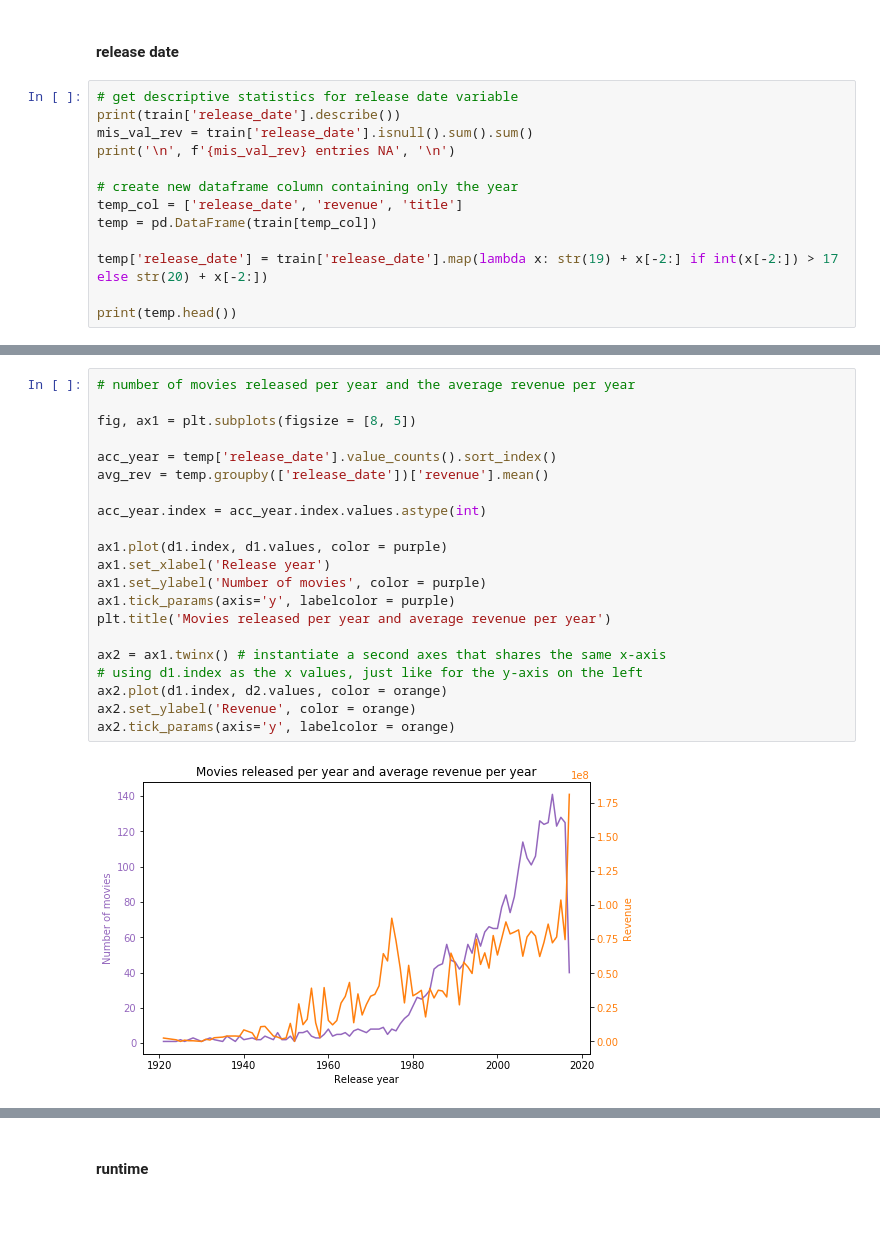
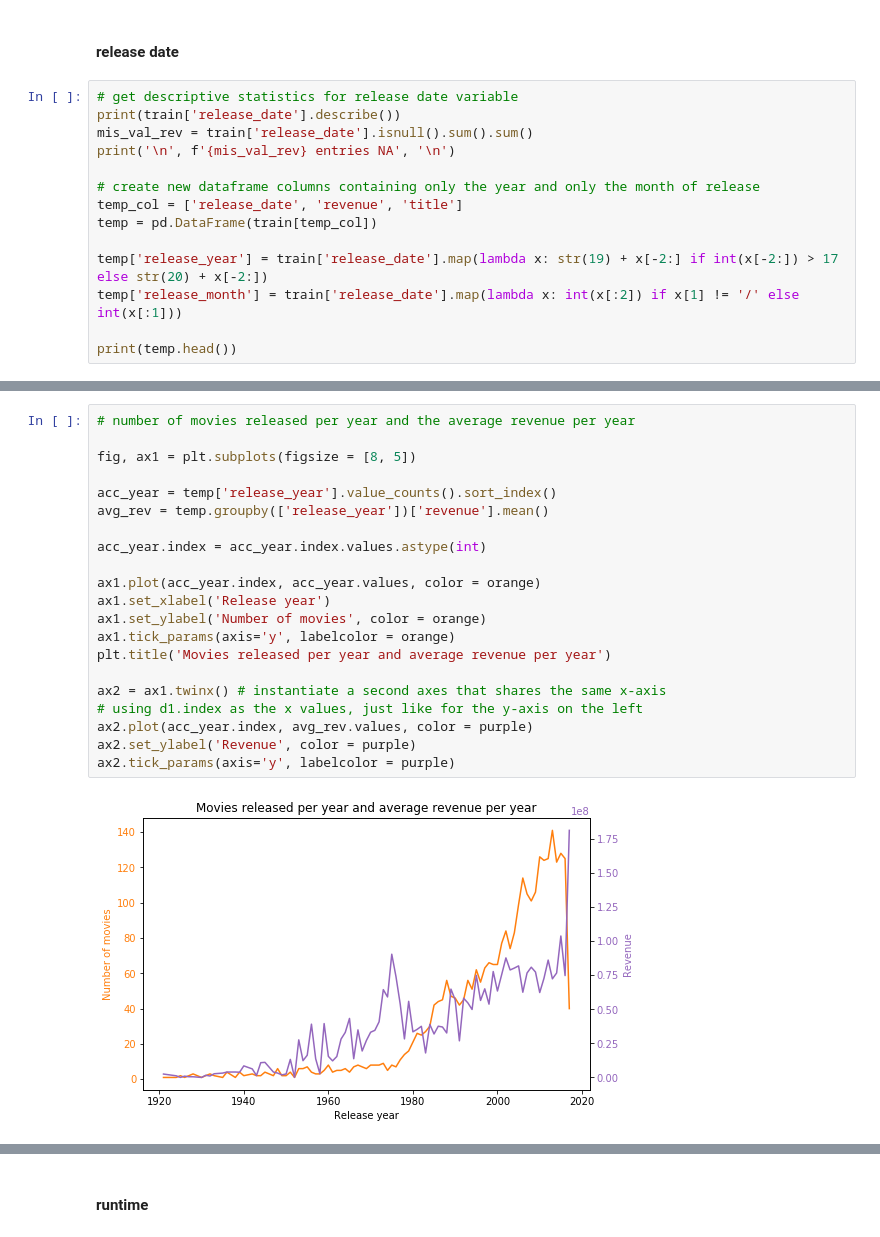
Before and after one commit to julianikulski/tmdb, a Jupyter notebook: tmdb.ipynb, the cells around one changed output, grey strips where cells are left out. Cells and saved outputs as stored; diff of their text form.

Commit message:
Added further release date analysis

```diff
--- a/tmdb.ipynb
+++ b/tmdb.ipynb
@@ -705,11 +706,12 @@ print(train['release_date'].describe())
 mis_val_rev = train['release_date'].isnull().sum().sum()
 print('\n', f'{mis_val_rev} entries NA', '\n')
 
-# create new dataframe column containing only the year
+# create new dataframe columns containing only the year and only the month of release
 temp_col = ['release_date', 'revenue', 'title']
 temp = pd.DataFrame(train[temp_col])
 
-temp['release_date'] = train['release_date'].map(lambda x: str(19) + x[-2:] if int(x[-2:]) > 17 else str(20) + x[-2:])
+temp['release_year'] = train['release_date'].map(lambda x: str(19) + x[-2:] if int(x[-2:]) > 17 else str(20) + x[-2:])
+temp['release_month'] = train['release_date'].map(lambda x: int(x[:2]) if x[1] != '/' else int(x[:1]))
 
 print(temp.head())
 # %% [output]
@@ -756,23 +763,23 @@ plt.locator_params(axis='x', nbins=7)
 # %%
 # number of movies released per year and the average revenue per year
 
 fig, ax1 = plt.subplots(figsize = [8, 5])
 
-acc_year = temp['release_date'].value_counts().sort_index()
-avg_rev = temp.groupby(['release_date'])['revenue'].mean()
+acc_year = temp['release_year'].value_counts().sort_index()
+avg_rev = temp.groupby(['release_year'])['revenue'].mean()
 
 acc_year.index = acc_year.index.values.astype(int)
 
-ax1.plot(d1.index, d1.values, color = purple)
+ax1.plot(acc_year.index, acc_year.values, color = orange)
 ax1.set_xlabel('Release year')
-ax1.set_ylabel('Number of movies', color = purple)
-ax1.tick_params(axis='y', labelcolor = purple)
+ax1.set_ylabel('Number of movies', color = orange)
+ax1.tick_params(axis='y', labelcolor = orange)
 plt.title('Movies released per year and average revenue per year')
 
 ax2 = ax1.twinx() # instantiate a second axes that shares the same x-axis
 # using d1.index as the x values, just like for the y-axis on the left
-ax2.plot(d1.index, d2.values, color = orange)
-ax2.set_ylabel('Revenue', color = orange)
-ax2.tick_params(axis='y', labelcolor = orange)
+ax2.plot(acc_year.index, avg_rev.values, color = purple)
+ax2.set_ylabel('Revenue', color = purple)
+ax2.tick_params(axis='y', labelcolor = purple)
 # %% [output]
-[figure, old version]
+[figure, new version]
```
Also changed, not shown: parts of 24 cells of this notebook.
